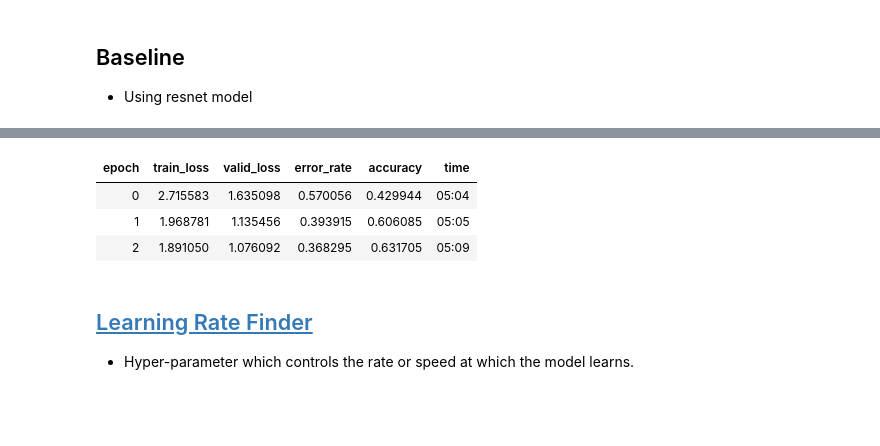
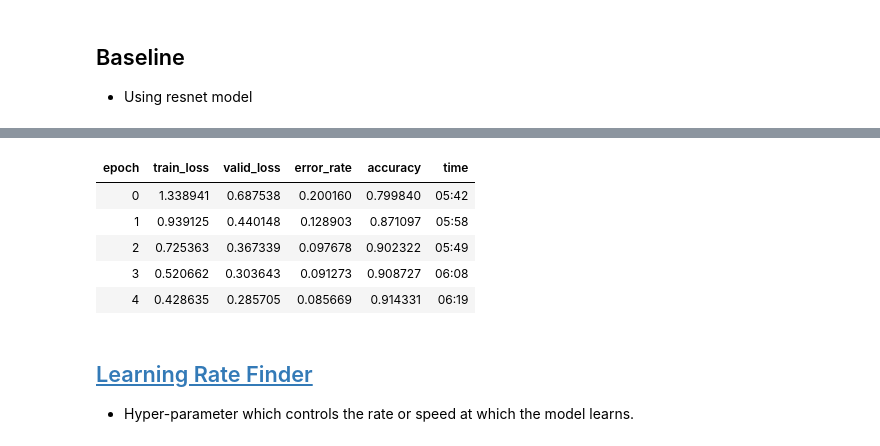
Before and after one commit to DavidSaruni/KSL-Classification, a Jupyter notebook: kenya-sign-language.ipynb, the cells around one changed output, grey strips where cells are left out. Saved outputs shown, nothing was run; the diff lists cells and outputs as text; code cells hidden in the pictures; blank space fills up the shorter version.

```diff
--- a/kenya-sign-language.ipynb
+++ b/kenya-sign-language.ipynb
@@ -92,9 +93,9 @@ data.show_batch(rows=3, figsize=(15, 15))
 ## Baseline
 * Using resnet model
 # %%
-learn = cnn_learner(data, models.resnet34, metrics=[error_rate, accuracy])
+learn = cnn_learner(data, models.densenet161, metrics=[error_rate, accuracy])
 
 # Fit
-num_epochs = 3
-learn.fit_one_cycle(num_epochs, 1e-4)
+num_epochs = 5
+learn.fit_one_cycle(num_epochs, 1e-3)
 # %% [output]
@@ -101,7 +103,9 @@ learn.fit_one_cycle(num_epochs, 1e-4)
 | epoch | train_loss | valid_loss | error_rate | accuracy | time |
-| 0 | 2.715583 | 1.635098 | 0.570056 | 0.429944 | 05:04 |
-| 1 | 1.968781 | 1.135456 | 0.393915 | 0.606085 | 05:05 |
-| 2 | 1.891050 | 1.076092 | 0.368295 | 0.631705 | 05:09 |
+| 0 | 1.338941 | 0.687538 | 0.200160 | 0.799840 | 05:42 |
+| 1 | 0.939125 | 0.440148 | 0.128903 | 0.871097 | 05:58 |
+| 2 | 0.725363 | 0.367339 | 0.097678 | 0.902322 | 05:49 |
+| 3 | 0.520662 | 0.303643 | 0.091273 | 0.908727 | 06:08 |
+| 4 | 0.428635 | 0.285705 | 0.085669 | 0.914331 | 06:19 |
 # %% [markdown]
 ## [Learning Rate Finder](https://medium.com/analytics-vidhya/the-learning-rate-finder-9203fdc67c92)
 * Hyper-parameter which controls the rate or speed at which the model learns.
```
Also changed, not shown: parts of 5 cells of this notebook.
